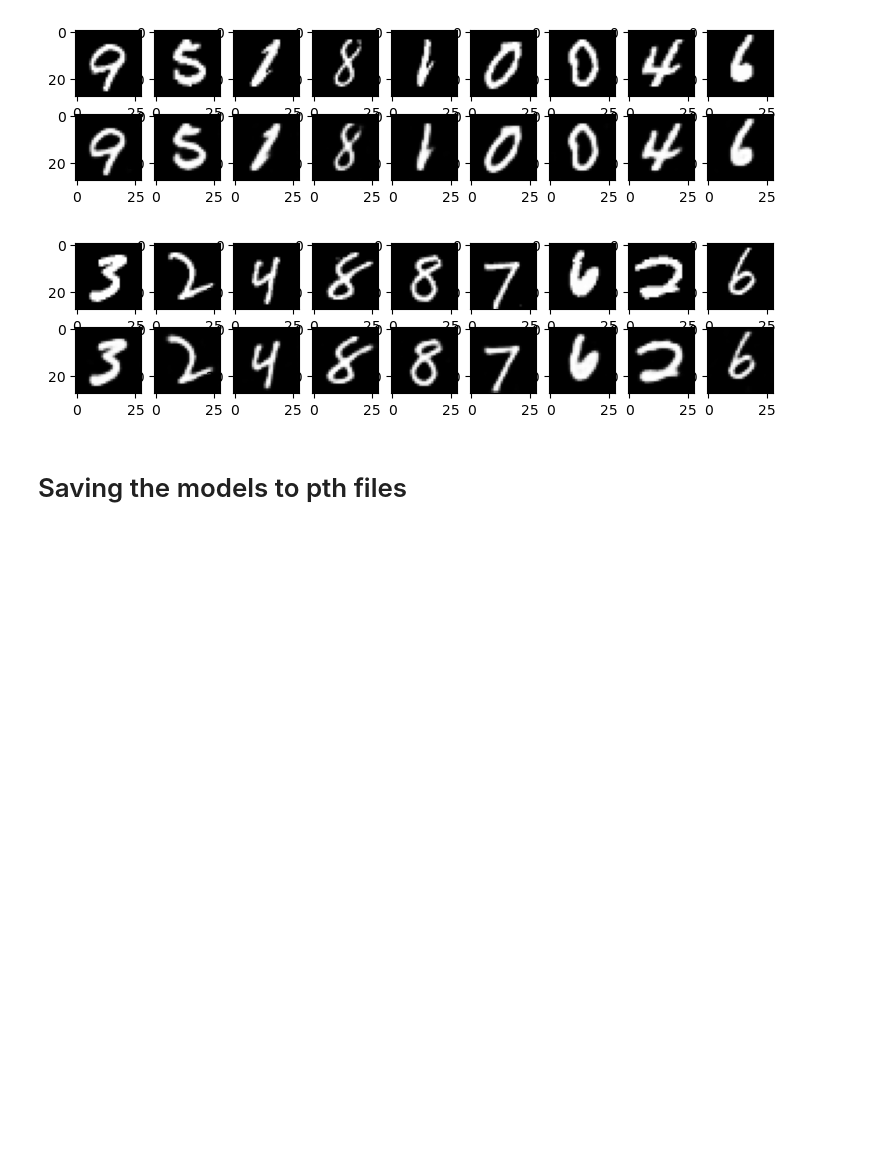
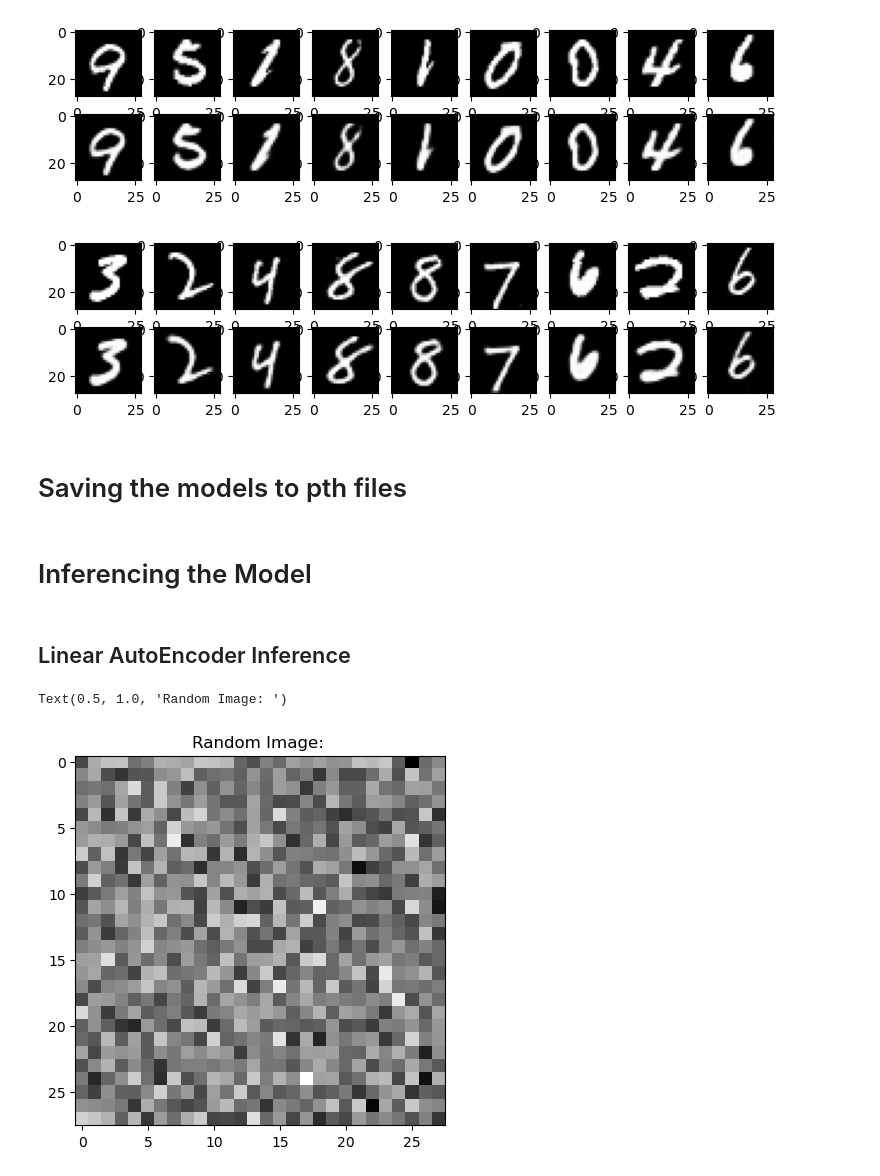
Before and after one commit to Harighs/AutoEncoder_GAN, a Jupyter notebook: Autoencodder_in_pytorch.ipynb, the cells around one changed output. Drawn from its saved outputs; the diff is of its cells as text; code cells hidden in the pictures; blank space fills up the shorter version.

Commit message:
GOOD VERSION: 50 inference images - with more inference details - with inference funtions

```diff
--- a/Autoencodder_in_pytorch.ipynb
+++ b/Autoencodder_in_pytorch.ipynb
@@ -209,3 +211,5 @@ plot_results('cnn', cnn_output, num_epoch, 100)
 # %%
 torch.save(linear_encoder.state_dict(), 'linear_encoder.pth')
 torch.save(cnn_encoder.state_dict(), 'cnn_encoder.pth')
+# %% [markdown]
+# Inferencing the Model
@@ -211,0 +243,22 @@ torch.save(cnn_encoder.state_dict(), 'cnn_encoder.pth')
+# %% [markdown]
+## Linear AutoEncoder Inference
+# %%
+# Load inference models
+linear_inference_model = Linear_encoder().cuda(device)
+cnn_inference_model = Cnn_encoder().cuda(device)
+
+# Loading weights
+linear_inference_model.load_state_dict(torch.load('linear_encoder.pth'))
+cnn_inference_model.load_state_dict(torch.load('cnn_encoder.pth'))
+
+# Setting to evaluation mode
+linear_inference_model.eval()
+cnn_inference_model.eval()
+
+# Creating Random image for inference
+inference_image = torch.randn(28, 28, 1).cuda(device)
+plt.imshow(inference_image.detach().cpu().numpy())
+plt.title("Random Image: ")
+# %% [output]
+Text(0.5, 1.0, 'Random Image: ')
+[figure, added]
```
Also changed, not shown: parts of 4 cells of this notebook, 5 other files.
